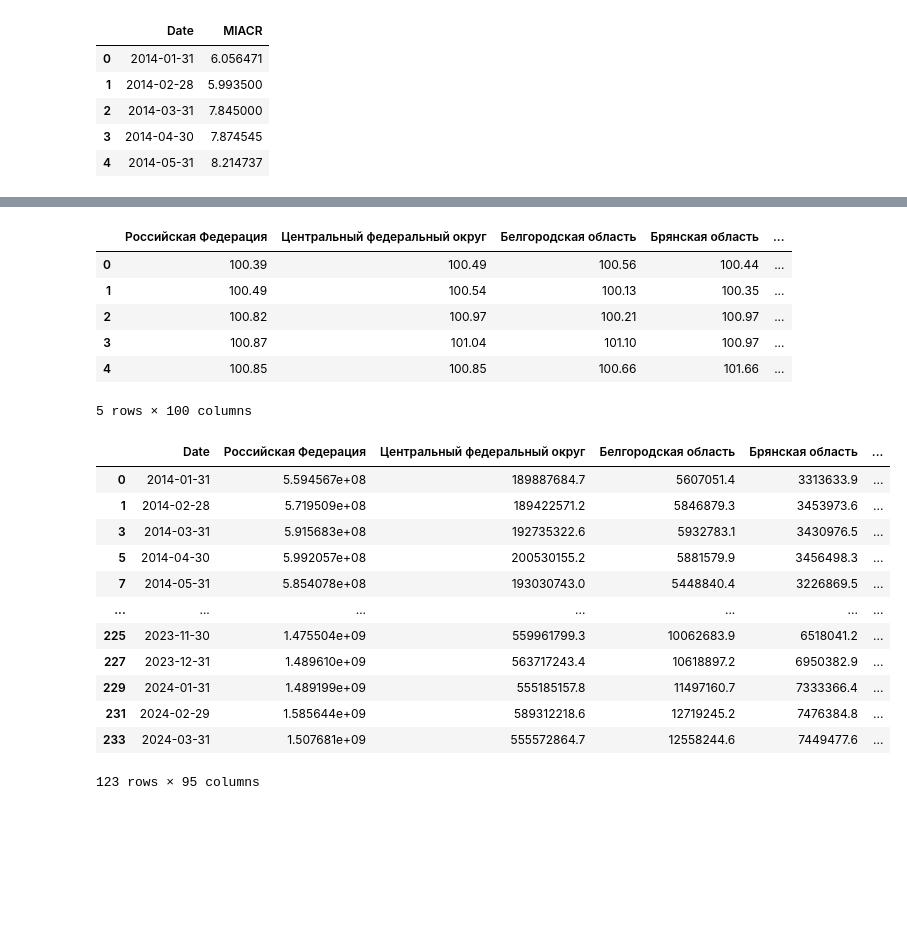
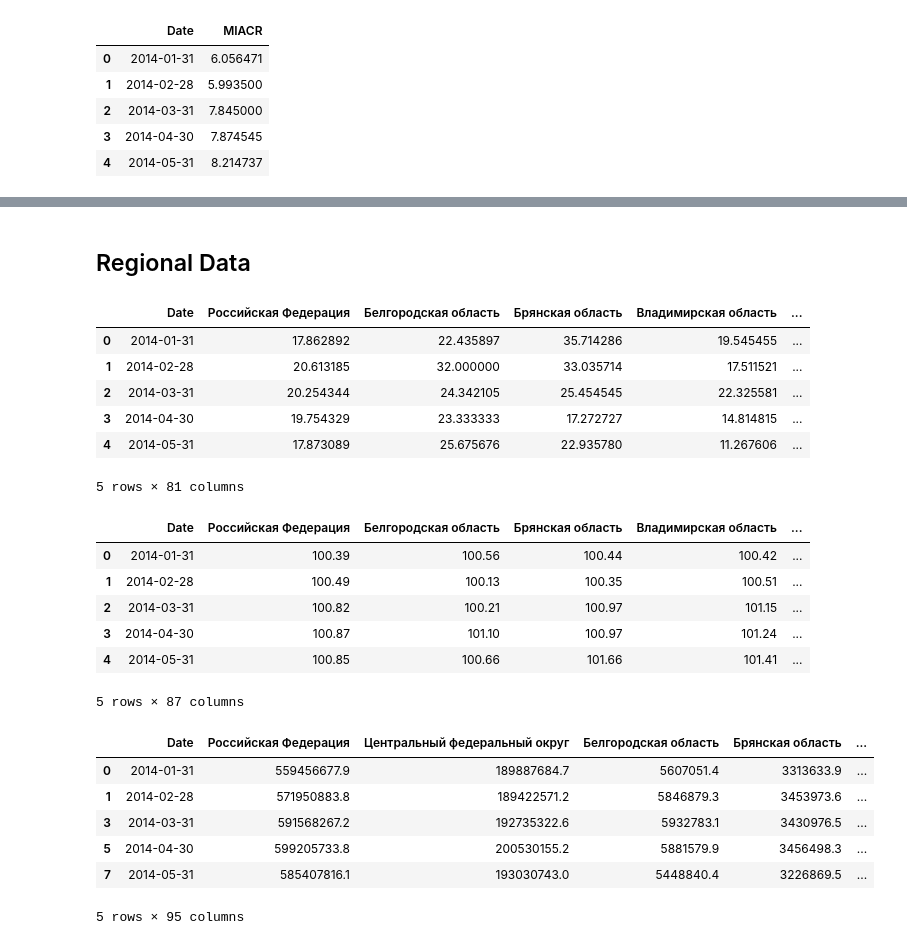
Before and after one commit to askarg/Diploma.-Inflation-model-using-PCA, a Jupyter notebook: dataframe.ipynb, the cells around one changed output, grey strips where cells are left out. Saved outputs shown, nothing was run; the diff lists cells and outputs as text; code cells hidden in the pictures; blank space fills up the shorter version.

Commit message:
add data folder

```diff
--- a/dataframe.ipynb
+++ b/dataframe.ipynb
@@ -83,35 +118,61 @@ unemp
+# %% [markdown]
+## Regional Data
+# %%
+fm_names = ['Ожидания изменение цен на готов', 'Ожидания изменение спроса на пр', 'Ожидания изменение объемов прои',
+            ' Изменение спроса на продукцию', 'Изменение издержек производства', 'Изменение объемов производства']
+
+fm_heading = ['price_exp', 'demand_exp', 'volume_exp',
+              'changes_demand', 'changes_costs', 'changes_volume']
+
+for i in range(len(fm_names)):
+    df_head = f'fm_{fm_heading[i]}'
+    globals()[df_head] = pd.read_excel('Данные/МП.xlsx', sheet_name=fm_names[i])
+    globals()[df_head]['Date'] = pd.date_range(
+        '2014-01-01', '2023-11-01', freq='M')
+    date = globals()[df_head].pop('Date')
+    globals()[df_head].insert(0, 'Date', date)
+    globals()[df_head].drop(['date'], axis=1, inplace=True)
+
+fm_demand_exp.head()
+# %% [output]
+|  | Date | Российская Федерация | Белгородская область | Брянская область | Владимирская область | ... |
+| 0 | 2014-01-31 | 17.862892 | 22.435897 | 35.714286 | 19.545455 | ... |
+| 1 | 2014-02-28 | 20.613185 | 32.000000 | 33.035714 | 17.511521 | ... |
+| 2 | 2014-03-31 | 20.254344 | 24.342105 | 25.454545 | 22.325581 | ... |
+| 3 | 2014-04-30 | 19.754329 | 23.333333 | 17.272727 | 14.814815 | ... |
+| 4 | 2014-05-31 | 17.873089 | 25.675676 | 22.935780 | 11.267606 | ... |
+5 rows × 81 columns
 # %%
 inflation = pd.read_excel('Данные/бипц1.xls', sheet_name='1')
 inflation.fillna(method='ffill')
-inflation['Date'] = pd.date_range(start='2014-01-01', end='2025-02-01', freq='M')
+inflation['Date'] = pd.date_range(
+    start='2014-01-01', end='2025-02-01', freq='M')
+date = inflation.pop('Date')
+inflation.insert(0, 'Date', date)
 inflation.head()
 # %% [output]
-|  | Российская Федерация | Центральный федеральный округ | Белгородская область | Брянская область | ... |
-| 0 | 100.39 | 100.49 | 100.56 | 100.44 | ... |
-| 1 | 100.49 | 100.54 | 100.13 | 100.35 | ... |
-| 2 | 100.82 | 100.97 | 100.21 | 100.97 | ... |
-| 3 | 100.87 | 101.04 | 101.10 | 100.97 | ... |
-| 4 | 100.85 | 100.85 | 100.66 | 101.66 | ... |
+|  | Date | Российская Федерация | Белгородская область | Брянская область | Владимирская область | ... |
+| 0 | 2014-01-31 | 100.39 | 100.56 | 100.44 | 100.42 | ... |
+| 1 | 2014-02-28 | 100.49 | 100.13 | 100.35 | 100.51 | ... |
+| 2 | 2014-03-31 | 100.82 | 100.21 | 100.97 | 101.15 | ... |
+| 3 | 2014-04-30 | 100.87 | 101.10 | 100.97 | 101.24 | ... |
+| 4 | 2014-05-31 | 100.85 | 100.66 | 101.66 | 101.41 | ... |
-5 rows × 100 columns
+5 rows × 87 columns
 # %%
 services_volume = pd.read_excel('Данные/объем платных услуг.xls')
-services_volume = services_volume[services_volume['month'].str.contains('-') == 0]
-services_volume['Date'] = pd.date_range(start='2014-01-01', end='2024-04-01', freq='M')
+services_volume = services_volume[services_volume['month'].str.contains(
+    '-') == 0]
+services_volume['Date'] = pd.date_range(
+    start='2014-01-01', end='2024-04-01', freq='M')
 date = services_volume.pop('Date')
 services_volume.insert(0, 'Date', date)
 services_volume.drop(['year', 'month'], axis=1, inplace=True)
-services_volume
+services_volume.head()
 # %% [output]
 |  | Date | Российская Федерация | Центральный федеральный округ | Белгородская область | Брянская область | ... |
-| 0 | 2014-01-31 | 5.594567e+08 | 189887684.7 | 5607051.4 | 3313633.9 | ... |
-| 1 | 2014-02-28 | 5.719509e+08 | 189422571.2 | 5846879.3 | 3453973.6 | ... |
-| 3 | 2014-03-31 | 5.915683e+08 | 192735322.6 | 5932783.1 | 3430976.5 | ... |
-| 5 | 2014-04-30 | 5.992057e+08 | 200530155.2 | 5881579.9 | 3456498.3 | ... |
-| 7 | 2014-05-31 | 5.854078e+08 | 193030743.0 | 5448840.4 | 3226869.5 | ... |
-| ... | ... | ... | ... | ... | ... | ... |
-| 225 | 2023-11-30 | 1.475504e+09 | 559961799.3 | 10062683.9 | 6518041.2 | ... |
-| 227 | 2023-12-31 | 1.489610e+09 | 563717243.4 | 10618897.2 | 6950382.9 | ... |
-| 229 | 2024-01-31 | 1.489199e+09 | 555185157.8 | 11497160.7 | 7333366.4 | ... |
-| 231 | 2024-02-29 | 1.585644e+09 | 589312218.6 | 12719245.2 | 7476384.8 | ... |
-| 233 | 2024-03-31 | 1.507681e+09 | 555572864.7 | 12558244.6 | 7449477.6 | ... |
+| 0 | 2014-01-31 | 559456677.9 | 189887684.7 | 5607051.4 | 3313633.9 | ... |
+| 1 | 2014-02-28 | 571950883.8 | 189422571.2 | 5846879.3 | 3453973.6 | ... |
+| 3 | 2014-03-31 | 591568267.2 | 192735322.6 | 5932783.1 | 3430976.5 | ... |
+| 5 | 2014-04-30 | 599205733.8 | 200530155.2 | 5881579.9 | 3456498.3 | ... |
+| 7 | 2014-05-31 | 585407816.1 | 193030743.0 | 5448840.4 | 3226869.5 | ... |
-123 rows × 95 columns
+5 rows × 95 columns
```
Also changed, not shown: parts of 26 cells of this notebook, 10 other files.
